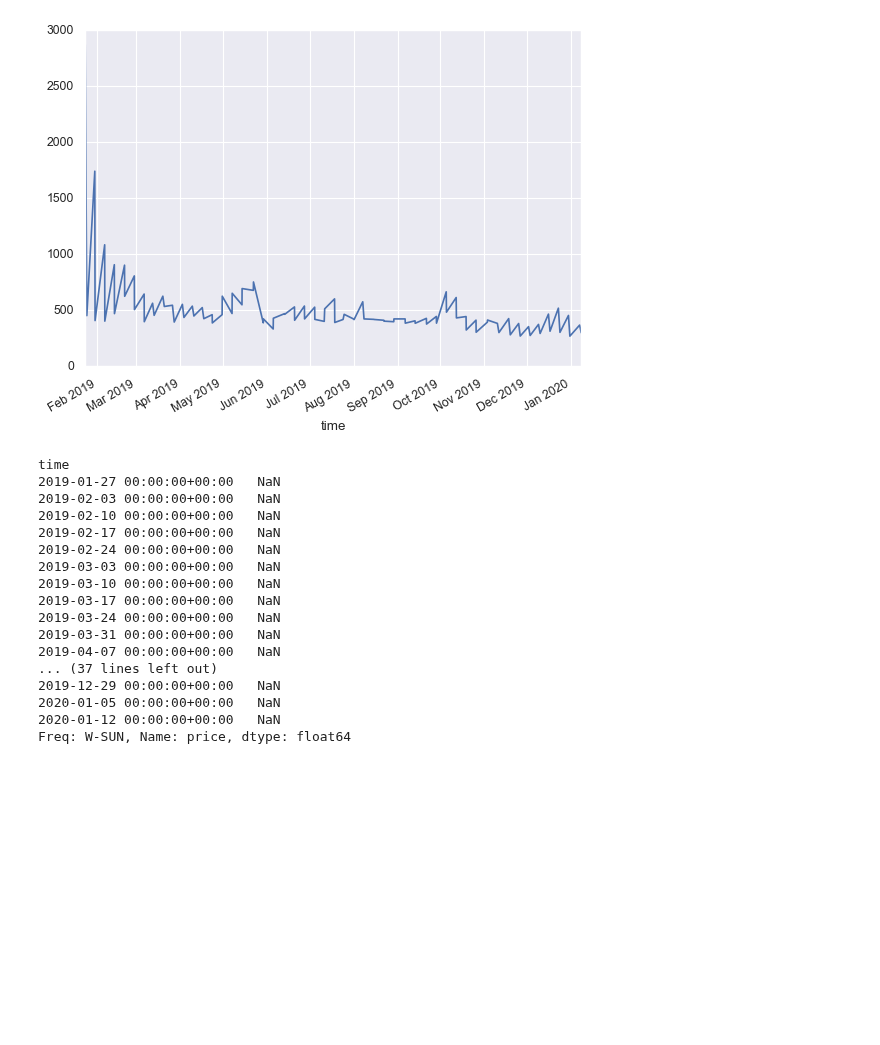
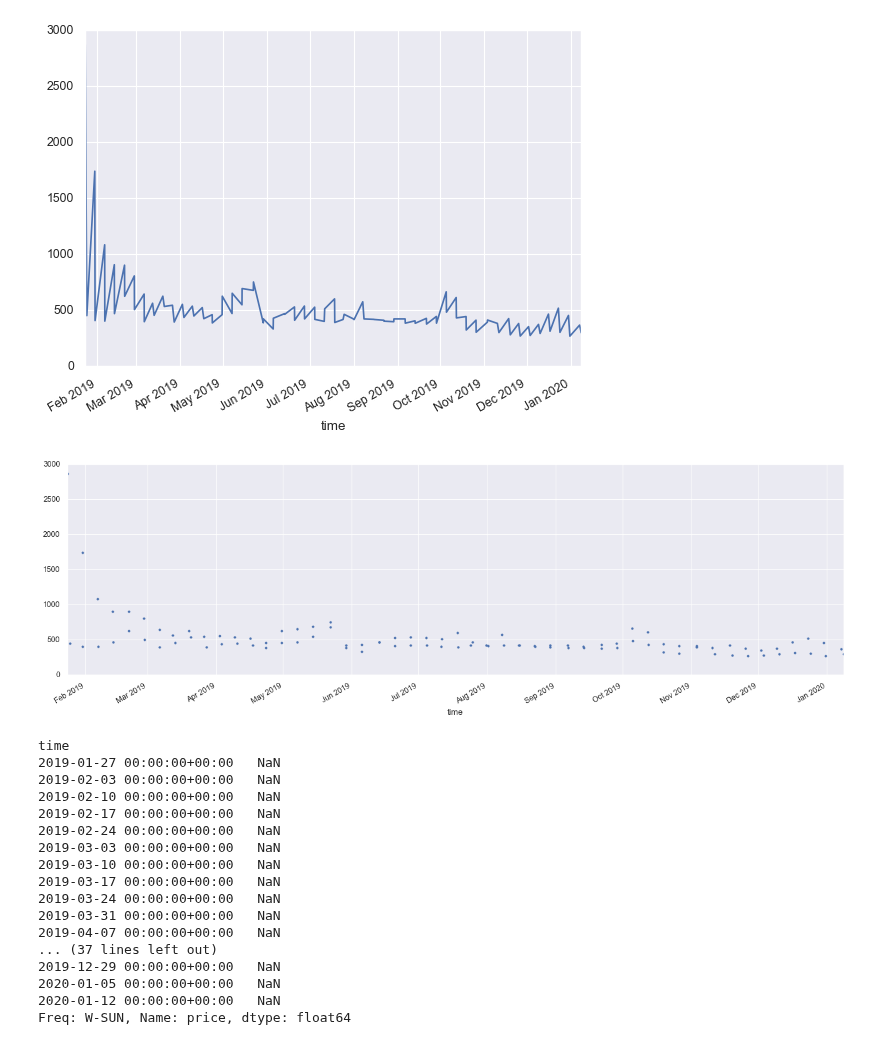
Before and after one commit to algakovic/ROMobile-MarketPrice-Timeseries-Analysis, a Jupyter notebook: SandboxROMExchangeAPI.ipynb, the cells around one changed output. Drawn from its saved outputs; the diff is of its cells as text; code cells hidden in the pictures; blank space fills up the shorter version.

Commit message:
added new visualisation dot plot

```diff
--- a/SandboxROMExchangeAPI.ipynb
+++ b/SandboxROMExchangeAPI.ipynb
@@ -325,6 +325,11 @@ data.plot()
 # %% [output]
 <matplotlib.axes._subplots.AxesSubplot at 0x...>
 [figure]
+# %%
+# Dot plot for abyss flowers - you can clearly see the difference between servers now.
+data.plot(figsize = (20, 6),  style = '.b');
+# %% [output]
+[figure, added]
 # %%
 # # resample to daily: does not work - time series is irregular
 # upsampled = data.resample('').asfreq()
```
